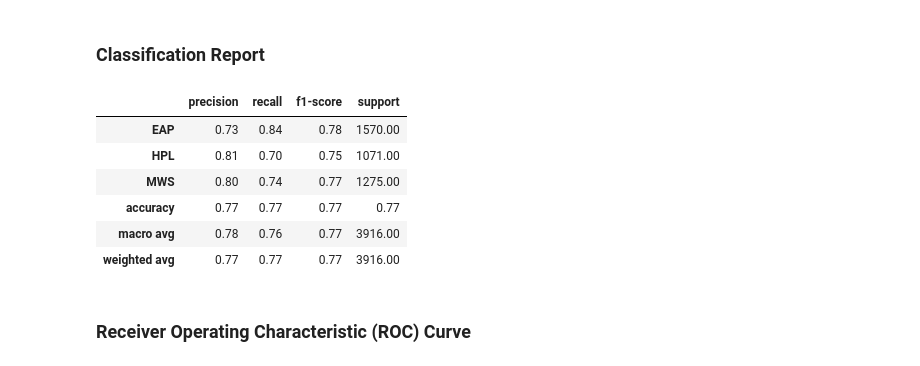
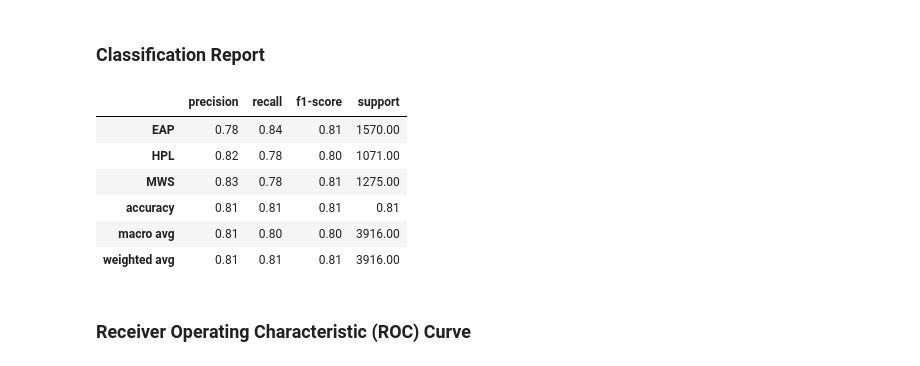
Before and after one commit to HatefDastour/Portfolio, a Jupyter notebook: natural_language_processing/Spooky_Author_Identification_Dataset_NLP_Logistic.ipynb, the cells around one changed output. Cells and saved outputs as stored; diff of their text form; code cells hidden in the pictures.

```diff
--- a/natural_language_processing/Spooky_Author_Identification_Dataset_NLP_Logistic.ipynb
+++ b/natural_language_processing/Spooky_Author_Identification_Dataset_NLP_Logistic.ipynb
@@ -150,10 +150,10 @@ pd.DataFrame(data={'Set':['X_train','X_test','y_train','y_test'],
 
 First, we would use [**sklearn.feature_extraction.text.TfidfVectorizer**](https://scikit-learn.org/stable/modules/generated/sklearn.feature_extraction.text.TfidfVectorizer.html) to convert **Text** data to a matrix of **TF-IDF features**.
 # %%
-vectorizer = TfidfVectorizer(min_df=3,  max_features=None,
+Tfidf_Vec = TfidfVectorizer(min_df=3,  max_features=None,
                              strip_accents='unicode', analyzer='word',token_pattern=r'\w{1,}',
                              ngram_range=(1, 3), use_idf=1,smooth_idf=1,sublinear_tf=1,
                              stop_words = 'english')
-_ = vectorizer.fit(list(X))
-X_train_vec =  vectorizer.transform(X_train)
-X_test_vec = vectorizer.transform(X_test)
+_ = Tfidf_Vec.fit(list(X))
+X_train_vec = Tfidf_Vec.transform(X_train)
+X_test_vec = Tfidf_Vec.transform(X_test)
@@ -440,22 +442,22 @@ Therefore,
 logr = LogisticRegression(C = grid_model.best_params_['C'],
                           tol = grid_model.best_params_['tol'],
                           max_iter = 1e4, n_jobs=-1)
-_ = logr.fit(X_train_cv, y_train)
+_ = logr.fit(X_train_vec, y_train)
 # %% [markdown]
 ### Classification Report
 # %%
 Labels = Author_map['Author'].tolist()
-y_pred = logr.predict_proba(X_test_cv)
+y_pred = logr.predict_proba(X_test_vec)
 Results = pd.DataFrame(classification_report(y_test, y_pred.argmax(axis=1), target_names= Labels, output_dict=True)).T
 display(Results.round(2))
 # %% [output]
 |  | precision | recall | f1-score | support |
-| EAP | 0.73 | 0.84 | 0.78 | 1570.00 |
-| HPL | 0.81 | 0.70 | 0.75 | 1071.00 |
-| MWS | 0.80 | 0.74 | 0.77 | 1275.00 |
-| accuracy | 0.77 | 0.77 | 0.77 | 0.77 |
-| macro avg | 0.78 | 0.76 | 0.77 | 3916.00 |
-| weighted avg | 0.77 | 0.77 | 0.77 | 3916.00 |
+| EAP | 0.78 | 0.84 | 0.81 | 1570.00 |
+| HPL | 0.82 | 0.78 | 0.80 | 1071.00 |
+| MWS | 0.83 | 0.78 | 0.81 | 1275.00 |
+| accuracy | 0.81 | 0.81 | 0.81 | 0.81 |
+| macro avg | 0.81 | 0.80 | 0.80 | 3916.00 |
+| weighted avg | 0.81 | 0.81 | 0.81 | 3916.00 |
 # %% [markdown]
 ### Receiver Operating Characteristic (ROC) Curve
 # %%
```
Also changed, not shown: parts of 7 cells of this notebook, 1 other file.
